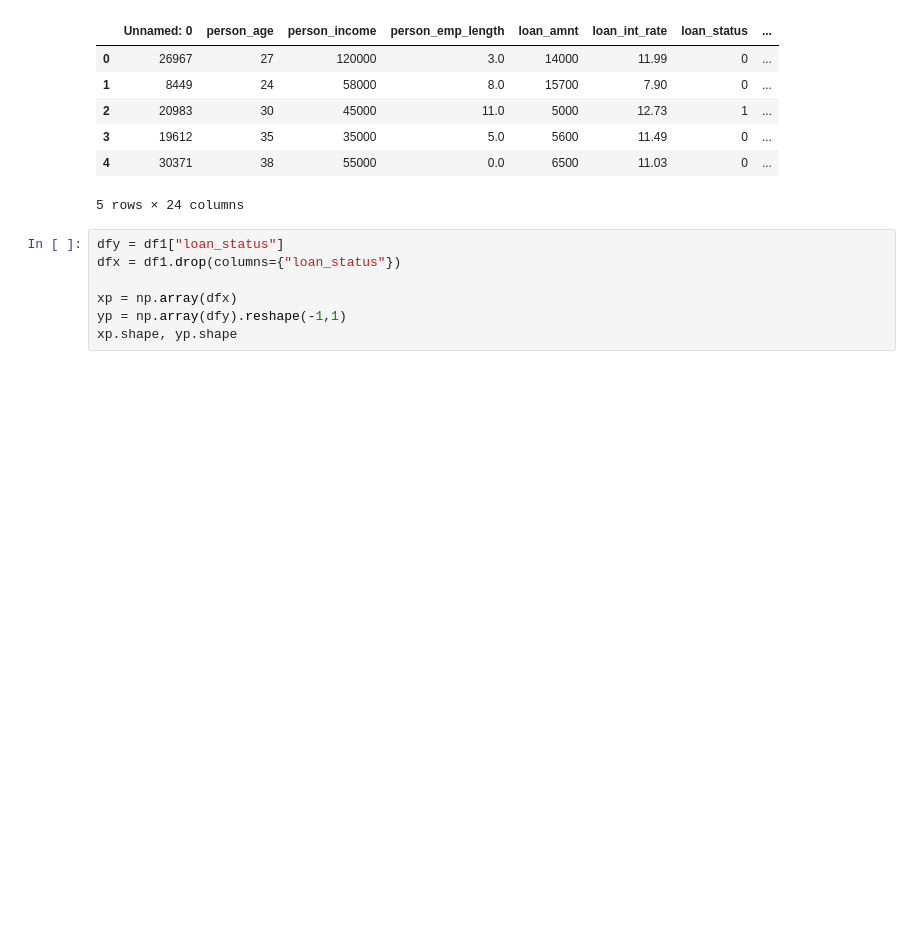
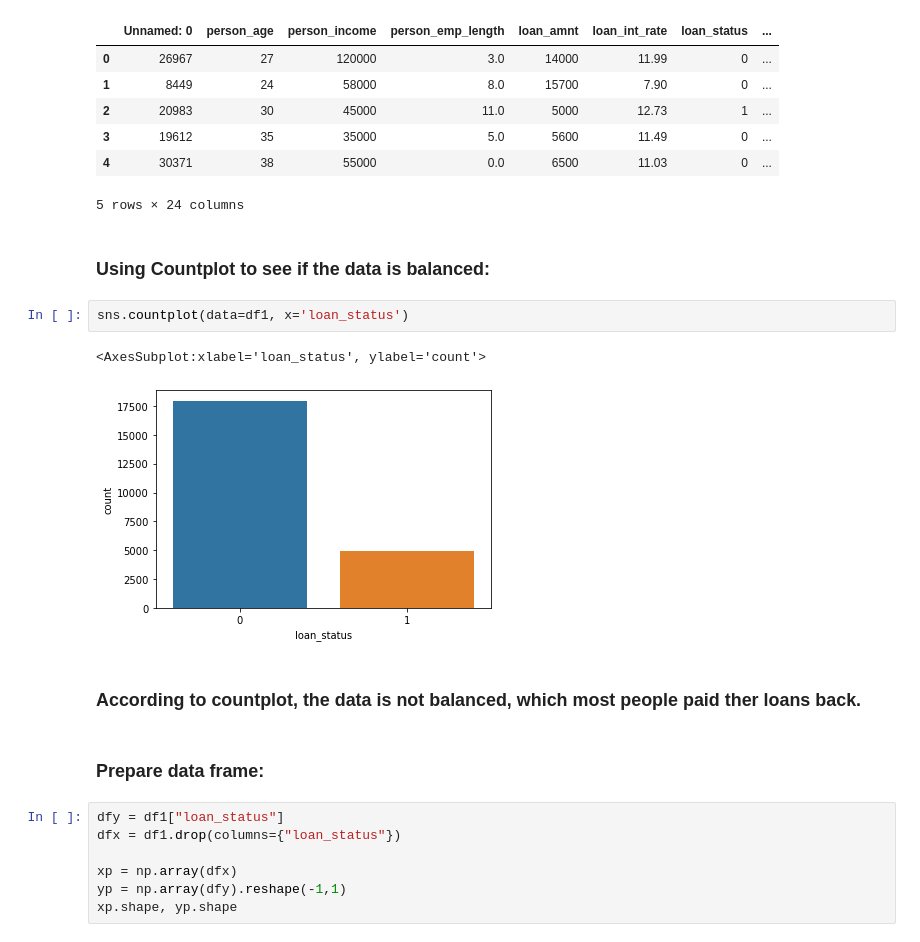
Before and after one commit to sijiahao-hub/BSIP_Assignment_4_Students, a Jupyter notebook: asn4_start.ipynb, the cells around one changed output. Drawn from its saved outputs; the diff is of its cells as text; blank space fills up the shorter version.

```diff
--- a/asn4_start.ipynb
+++ b/asn4_start.ipynb
@@ -107,6 +111,17 @@ df1.head()
 | 3 | 19612 | 35 | 35000 | 5.0 | 5600 | 11.49 | 0 | ... |
 | 4 | 30371 | 38 | 55000 | 0.0 | 6500 | 11.03 | 0 | ... |
 5 rows × 24 columns
+# %% [markdown]
+### Using Countplot to see if the data is balanced:
+# %%
+sns.countplot(data=df1, x='loan_status')
+# %% [output]
+<AxesSubplot:xlabel='loan_status', ylabel='count'>
+[figure, added]
+# %% [markdown]
+### According to countplot, the data is not balanced, which most people paid ther loans back.
+# %% [markdown]
+### Prepare data frame:
 # %%
 dfy = df1["loan_status"]
 dfx = df1.drop(columns={"loan_status"})
```
Also changed, not shown: parts of 7 cells of this notebook.
